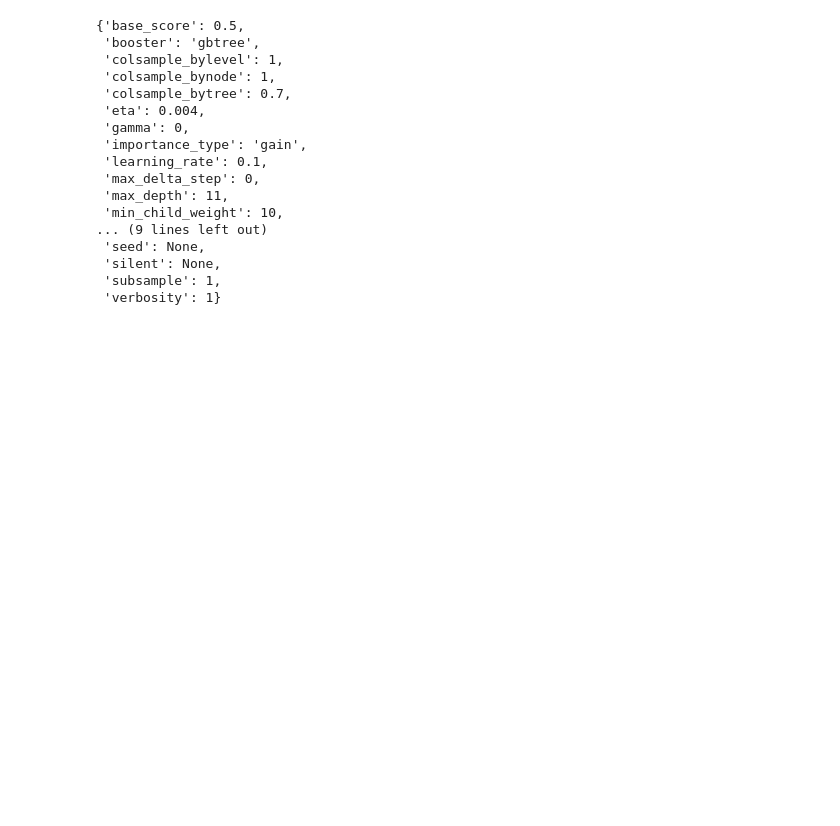
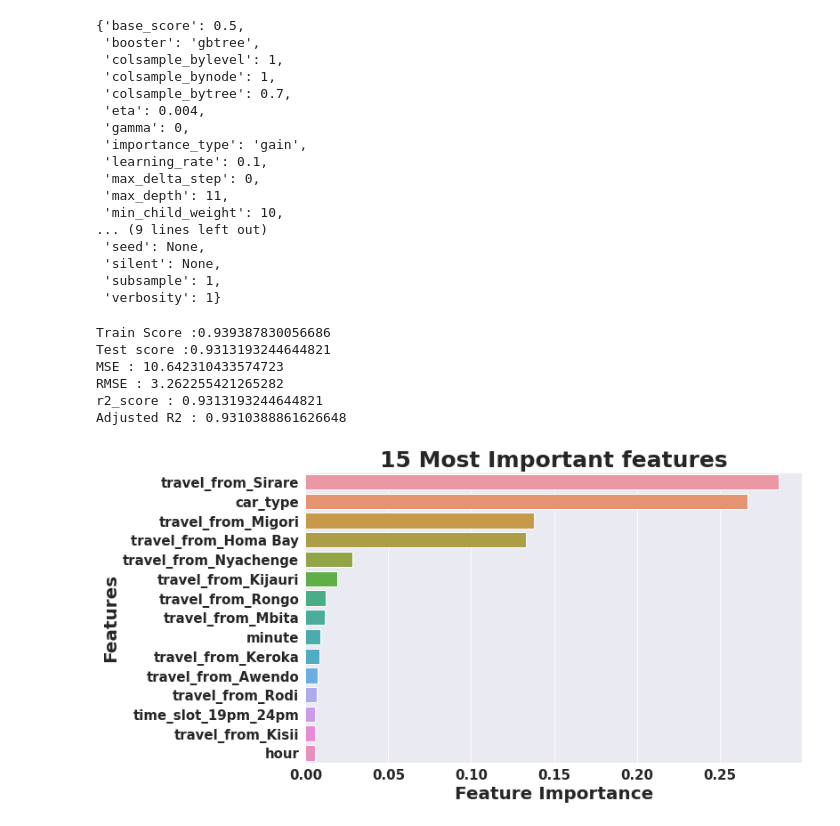
Before and after one commit to shwetaNayak19/Demand-prediction-for-public-transport, a Jupyter notebook: Demand_prediction_for_public_transport.ipynb, the cells around one changed output. Cells and saved outputs as stored; diff of their text form; code cells hidden in the pictures; blank space fills up the shorter version.

```diff
--- a/Demand_prediction_for_public_transport.ipynb
+++ b/Demand_prediction_for_public_transport.ipynb
@@ -954,3 +954,31 @@ XGB_grid.best_estimator_.get_params()
  'verbosity': 1}
 # %%
 XGB_optimal_model =XGB_grid.best_estimator_
+# %%
+y_pred_XGB_reg_grid = XGB_optimal_model.predict(X_test)
+print(f'Train Score :{XGB_optimal_model.score(X_train,y_train)}')
+print(f'Test score :{XGB_optimal_model.score(X_test,y_test)}')
+model_metrics(y_test,y_pred_XGB_reg_grid,X_test)
+# %% [output]
+Train Score :0.939387830056686
+Test score :0.9313193244644821
+MSE : 10.642310433574723
+RMSE : 3.262255421265282
+r2_score : 0.9313193244644821
+Adjusted R2 : 0.9310388861626648
+# %%
+important_features = XGB_optimal_model.feature_importances_
+# %%
+importance_features_dict = {'Features' : list(X_train.columns),
+                   'Feature Importance' : important_features}
+# %%
+important_features_df = pd.DataFrame(importance_features_dict)
+# %%
+important_features=important_features_df.sort_values(by=['Feature Importance'],ascending=False).head(15)
+# %%
+plt.figure(figsize=(10,6))
+sns.barplot(y = important_features['Features'], x = important_features['Feature Importance'] )
+plt.title('15 Most Important features')
+plt.show()
+# %% [output]
+[figure, added]
```
